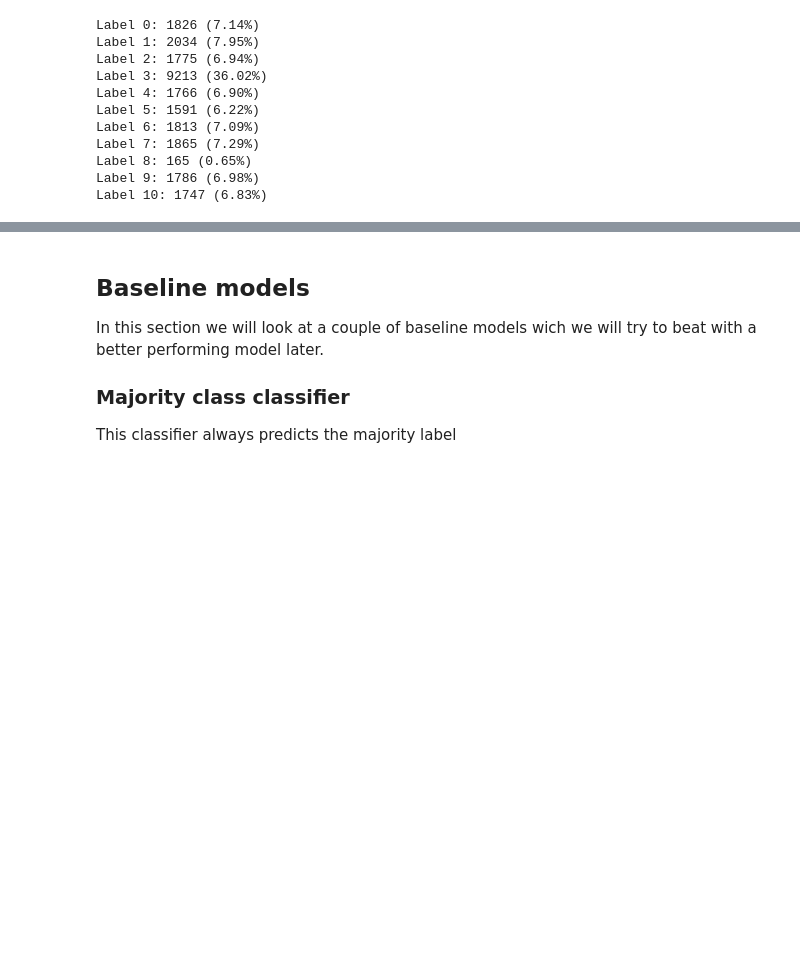
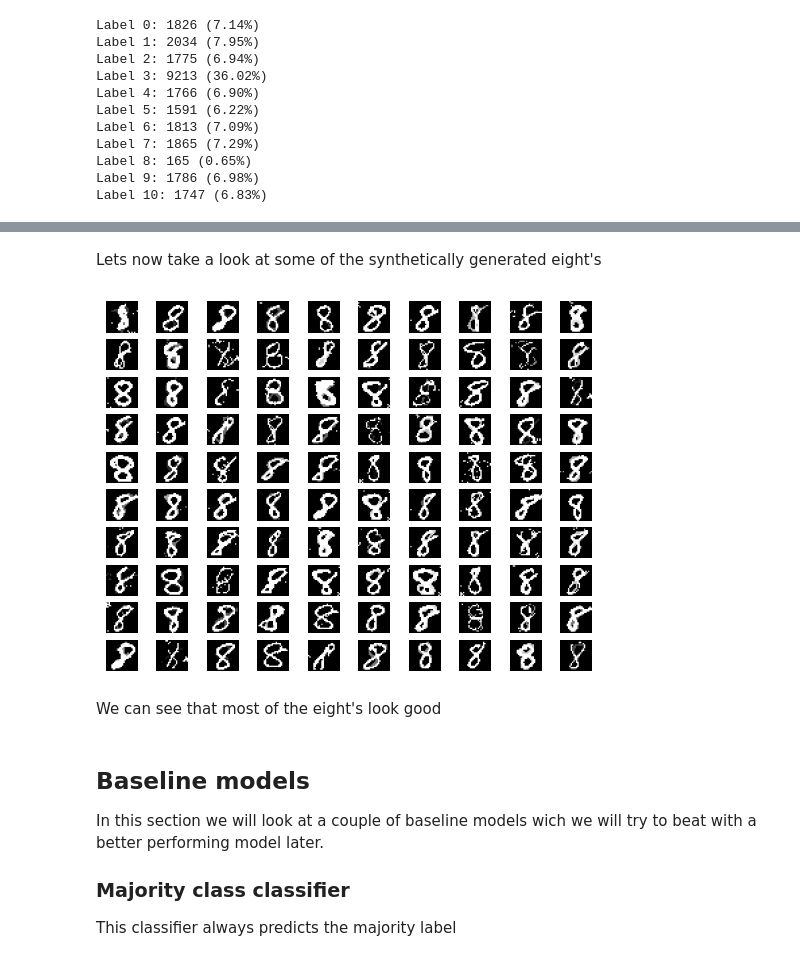
Before and after one commit to Maloha7/digit-recognizer, a Jupyter notebook: digitRecognizer.ipynb, the cells around one changed output, grey strips where cells are left out. Drawn from its saved outputs; the diff is of its cells as text; code cells hidden in the pictures; blank space fills up the shorter version.

```diff
--- a/digitRecognizer.ipynb
+++ b/digitRecognizer.ipynb
@@ -205,3 +270,24 @@ we can see that the training data is still imbalanced with very many three's and
+# %% [markdown]
+Lets now take a look at some of the synthetically generated eight's
+# %%
+#Find rows in X_train_undersample_oversample that have label 8
+index_list = np.where(y_train_undersample_oversample == 8)[0]
+
+#Find rows in X_train that have label 8
+index_list_original = np.where(y_train_undersample == 8)[0]
+
+#Find all the indecies in index_list that are not in index_list_original
+index_list = np.setdiff1d(index_list, index_list_original)
+
+# Plot the first 100 images from index list
+for i in range(100):
+    plt.subplot(10, 10, i+1)
+    plt.imshow(X_train_undersample_oversample[index_list[i]].reshape(24, 24), cmap='gray')
+    plt.axis('off')
+# %% [output]
+[figure, added]
+# %% [markdown]
+We can see that most of the eight's look good
 # %% [markdown]
 ## Baseline models
 In this section we will look at a couple of baseline models wich we will try to beat with a better performing model later.
```
Also changed, not shown: parts of 19 cells of this notebook.
